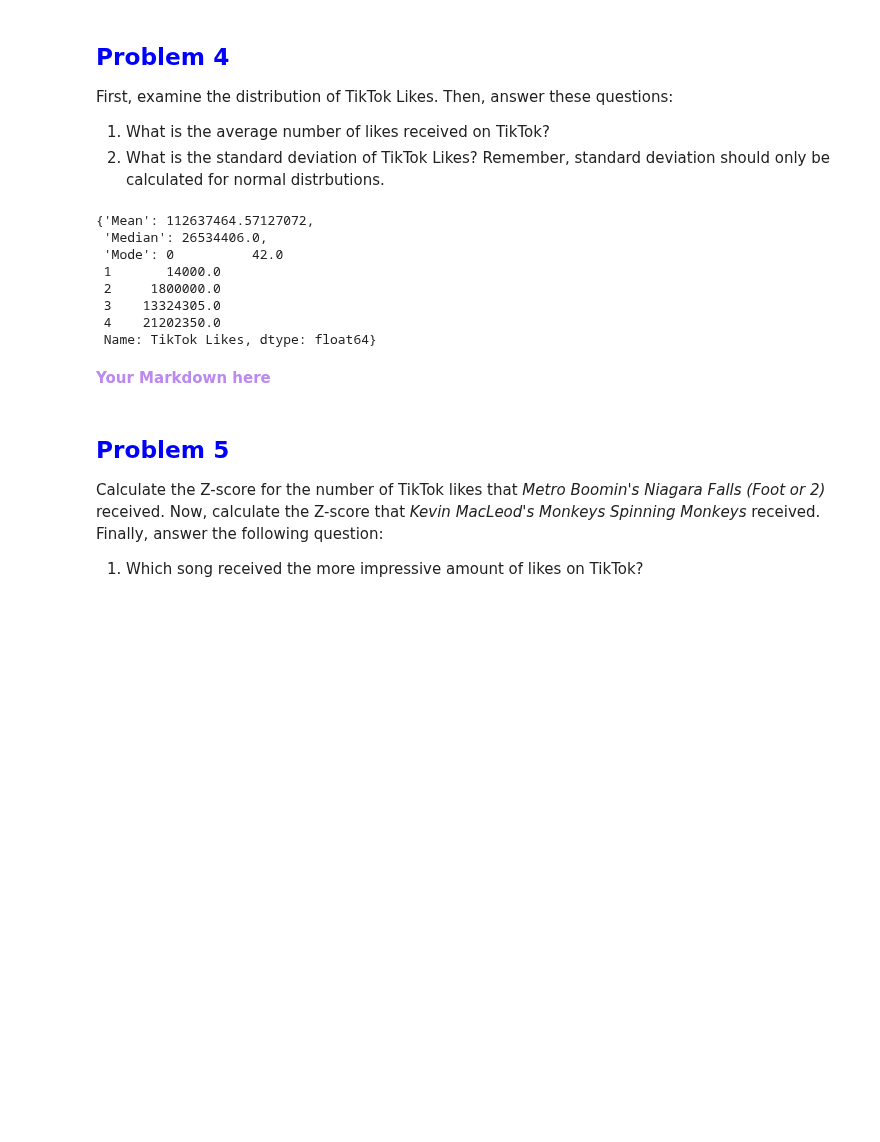
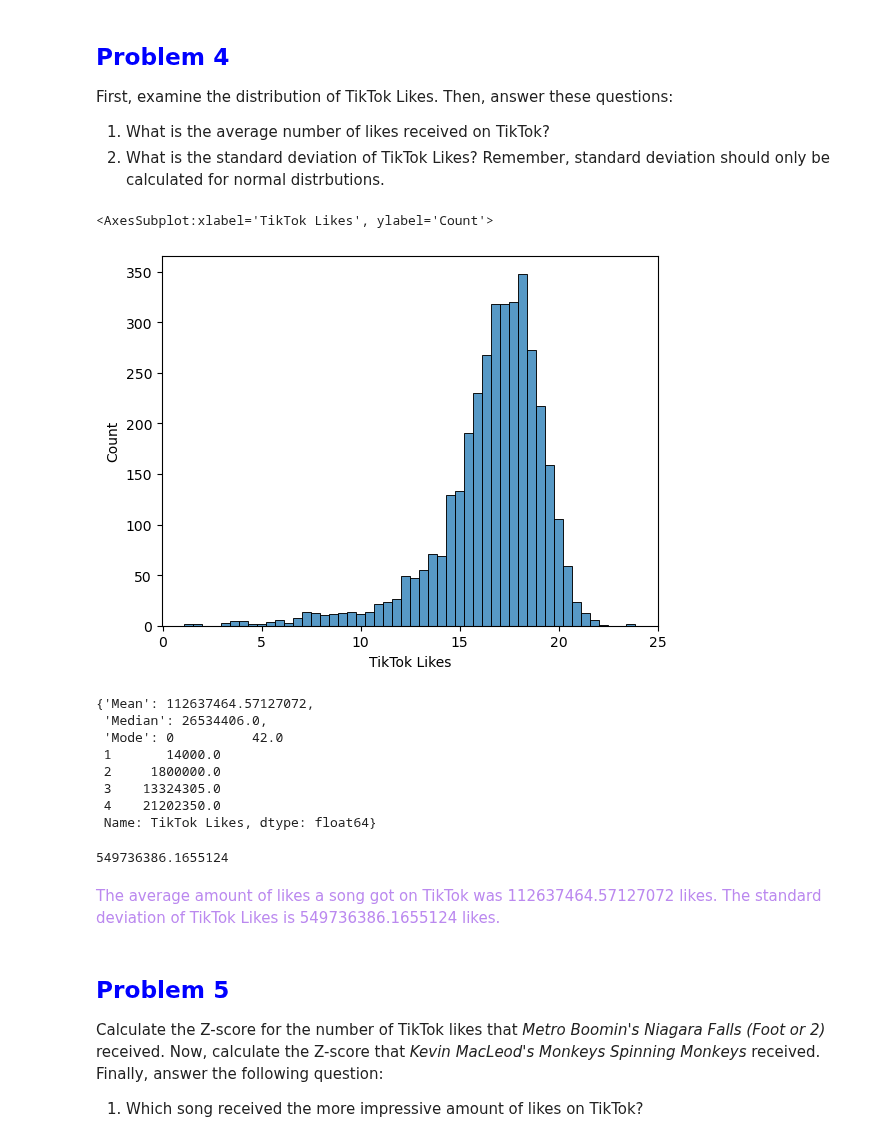
Before and after one commit to Asiandra/Artificial_Intelligence, a Jupyter notebook: Semester 1/Problem Set/Problem Set - Transforming Data.ipynb, the cells around one changed output. Saved outputs shown, nothing was run; the diff lists cells and outputs as text; code cells hidden in the pictures; blank space fills up the shorter version.

```diff
--- a/Semester 1/Problem Set/Problem Set - Transforming Data.ipynb
+++ b/Semester 1/Problem Set/Problem Set - Transforming Data.ipynb
@@ -106,6 +106,14 @@ First, examine the distribution of TikTok Likes. Then, answer these questions:
 
 1. What is the average number of likes received on TikTok?
 2. What is the standard deviation of TikTok Likes? Remember, standard deviation should only be calculated for normal distrbutions.
+# %%
+df["TikTok Likes"] = df["TikTok Likes"].astype(str).str.replace(',', '')
+df["TikTok Likes"] = pd.to_numeric(df["TikTok Likes"], errors="coerce")
+TikTokLikes = np.log(df['TikTok Likes'])
+sns.histplot(data=df, x=TikTokLikes, bins=50)
+# %% [output]
+<AxesSubplot:xlabel='TikTok Likes', ylabel='Count'>
+[figure, added]
 # %%
 summary = {
     "Mean": df['TikTok Likes'].mean(),
@@ -122,8 +130,13 @@ summary
  3    13324305.0
  4    21202350.0
  Name: TikTok Likes, dtype: float64}
+# %%
+std_dev = np.std(df['TikTok Likes'])
+std_dev
+# %% [output]
+549736386.1655124
 # %% [markdown]
-<span style="color: #bb89ef">**Your Markdown here**</span>
+<span style="color: #bb89ef">The average amount of likes a song got on TikTok was 112637464.57127072 likes. The standard deviation of TikTok Likes is 549736386.1655124 likes.</span>
 # %% [markdown]
 ## <span style="color:blue">Problem 5</span>
 
```
Also changed, not shown: parts of 1 cell of this notebook.
